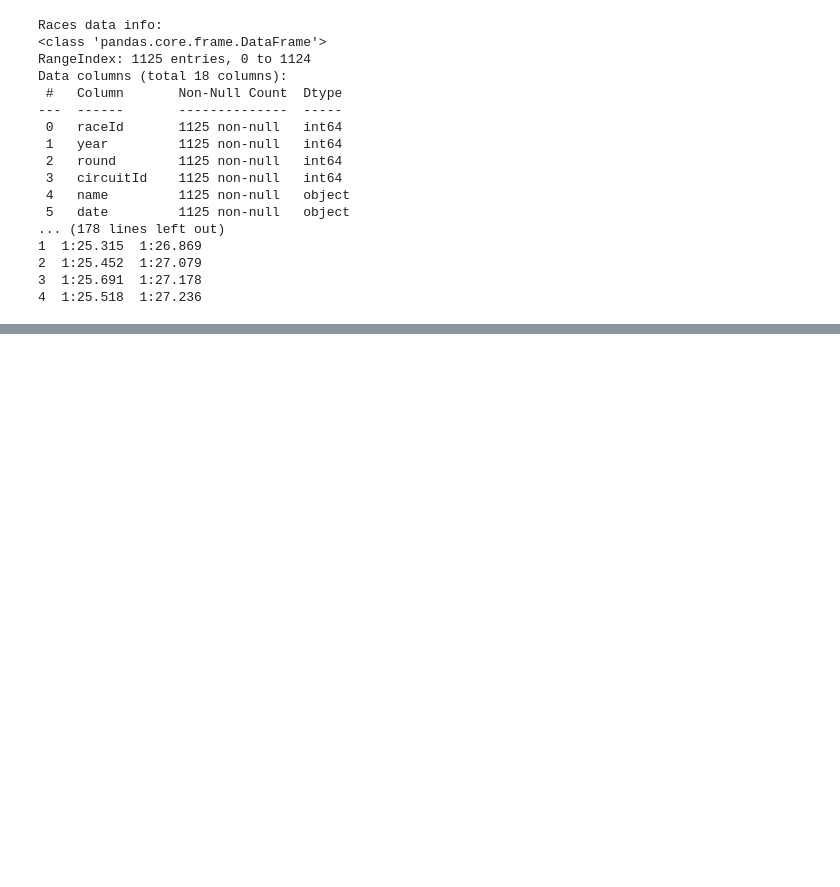
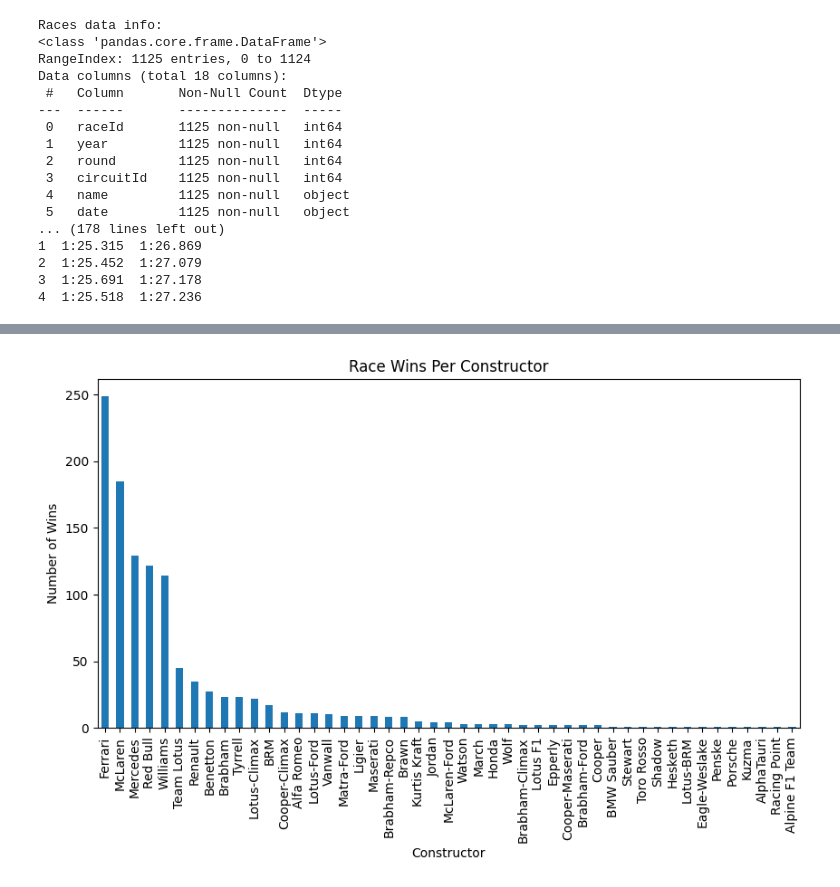
Before and after one commit to Dill-Pickle09/F1MLmodel, a Jupyter notebook: notebooks/02_EDA.ipynb, the cells around one changed output, grey strips where cells are left out. Saved outputs shown, nothing was run; the diff lists cells and outputs as text; code cells hidden in the pictures; blank space fills up the shorter version.

```diff
--- a/notebooks/02_EDA.ipynb
+++ b/notebooks/02_EDA.ipynb
@@ -72,0 +91,13 @@ IndexError: index 0 is out of bounds for axis 0 with size 0
+# %%
+#Constructor wins
+
+team_wins = df_results[df_results['positionOrder']==1]['constructorId'].value_counts()
+constructor_id_to_name = dict(zip(df_constructors['constructorId'], df_constructors['name']))
+team_wins.index = team_wins.index.map(constructor_id_to_name)
+team_wins.plot(kind='bar', figsize=(10,5))
+plt.title("Race Wins Per Constructor")
+plt.xlabel("Constructor")
+plt.ylabel("Number of Wins")
+plt.show()
+# %% [output]
+[figure, added]
```
Also changed, not shown: parts of 3 cells of this notebook, 1 other file.
